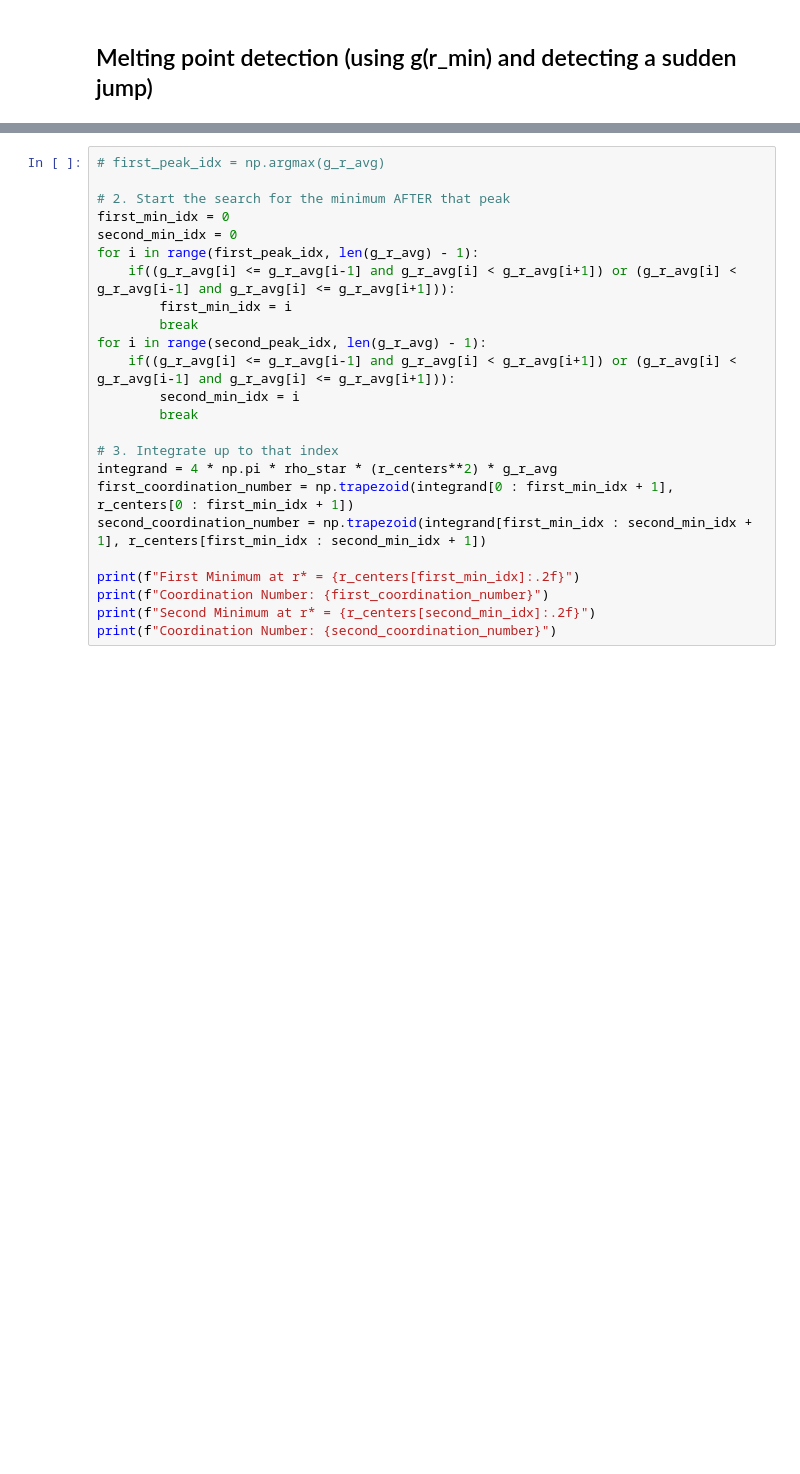
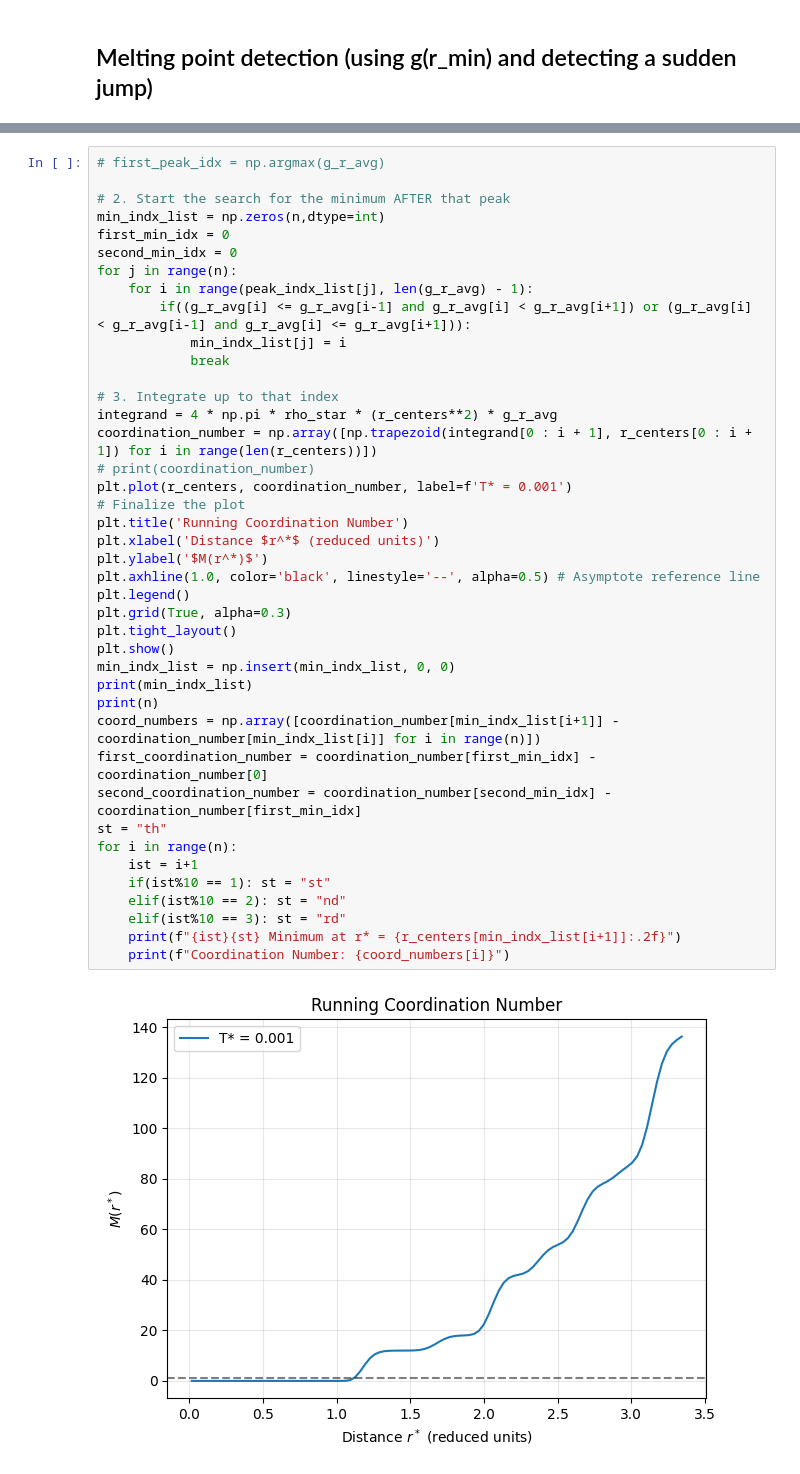
Before and after one commit to Tanish-Verma/md_Engine, a Jupyter notebook: applications.ipynb, the cells around one changed output, grey strips where cells are left out. Drawn from its saved outputs; the diff is of its cells as text; blank space fills up the shorter version.

Commit message:
Fixed and generalized coordination number for any n

```diff
--- a/applications.ipynb
+++ b/applications.ipynb
@@ -436,25 +450,43 @@ print(first_n_maxima/first_n_maxima[0])
 # %%
 # first_peak_idx = np.argmax(g_r_avg)
 
 # 2. Start the search for the minimum AFTER that peak
+min_indx_list = np.zeros(n,dtype=int)
 first_min_idx = 0
 second_min_idx = 0
-for i in range(first_peak_idx, len(g_r_avg) - 1):
-    if((g_r_avg[i] <= g_r_avg[i-1] and g_r_avg[i] < g_r_avg[i+1]) or (g_r_avg[i] < g_r_avg[i-1] and g_r_avg[i] <= g_r_avg[i+1])):
-        first_min_idx = i
-        break
-for i in range(second_peak_idx, len(g_r_avg) - 1):
-    if((g_r_avg[i] <= g_r_avg[i-1] and g_r_avg[i] < g_r_avg[i+1]) or (g_r_avg[i] < g_r_avg[i-1] and g_r_avg[i] <= g_r_avg[i+1])):
-        second_min_idx = i
-        break
+for j in range(n):
+    for i in range(peak_indx_list[j], len(g_r_avg) - 1):
+        if((g_r_avg[i] <= g_r_avg[i-1] and g_r_avg[i] < g_r_avg[i+1]) or (g_r_avg[i] < g_r_avg[i-1] and g_r_avg[i] <= g_r_avg[i+1])):
+            min_indx_list[j] = i
+            break
 
 # 3. Integrate up to that index
 integrand = 4 * np.pi * rho_star * (r_centers**2) * g_r_avg
-first_coordination_number = np.trapezoid(integrand[0 : first_min_idx + 1], r_centers[0 : first_min_idx + 1])
-second_coordination_number = np.trapezoid(integrand[first_min_idx : second_min_idx + 1], r_centers[first_min_idx : second_min_idx + 1])
-
-print(f"First Minimum at r* = {r_centers[first_min_idx]:.2f}")
-print(f"Coordination Number: {first_coordination_number}")
-print(f"Second Minimum at r* = {r_centers[second_min_idx]:.2f}")
-print(f"Coordination Number: {second_coordination_number}")
+coordination_number = np.array([np.trapezoid(integrand[0 : i + 1], r_centers[0 : i + 1]) for i in range(len(r_centers))])
+# print(coordination_number)
+plt.plot(r_centers, coordination_number, label=f'T* = 0.001')
+# Finalize the plot
+plt.title('Running Coordination Number')
+plt.xlabel('Distance $r^*$ (reduced units)')
+plt.ylabel('$M(r^*)$')
+plt.axhline(1.0, color='black', linestyle='--', alpha=0.5) # Asymptote reference line
+plt.legend()
+plt.grid(True, alpha=0.3)
+plt.tight_layout()
+plt.show()
+min_indx_list = np.insert(min_indx_list, 0, 0)
+print(min_indx_list)
+print(n)
+coord_numbers = np.array([coordination_number[min_indx_list[i+1]] - coordination_number[min_indx_list[i]] for i in range(n)])
+first_coordination_number = coordination_number[first_min_idx] - coordination_number[0]
+second_coordination_number = coordination_number[second_min_idx] - coordination_number[first_min_idx]
+st = "th"
+for i in range(n):
+    ist = i+1
+    if(ist%10 == 1): st = "st"
+    elif(ist%10 == 2): st = "nd"
+    elif(ist%10 == 3): st = "rd"
+    print(f"{ist}{st} Minimum at r* = {r_centers[min_indx_list[i+1]]:.2f}")
+    print(f"Coordination Number: {coord_numbers[i]}")
 # %% [output]
+[figure, added]
```
Also changed, not shown: parts of 4 cells of this notebook.
